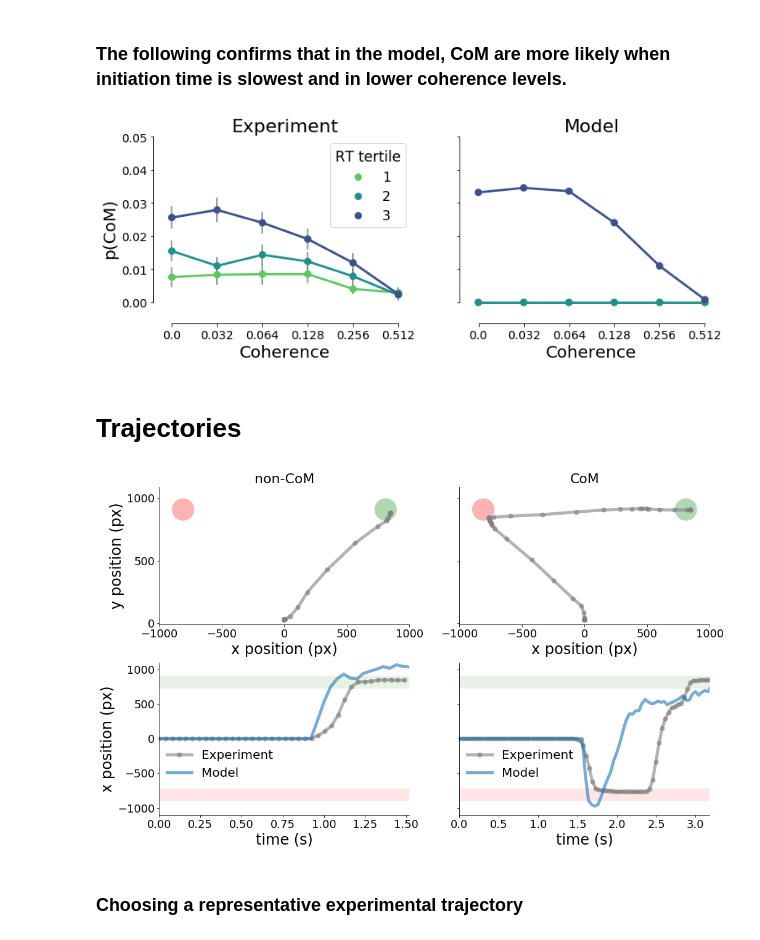
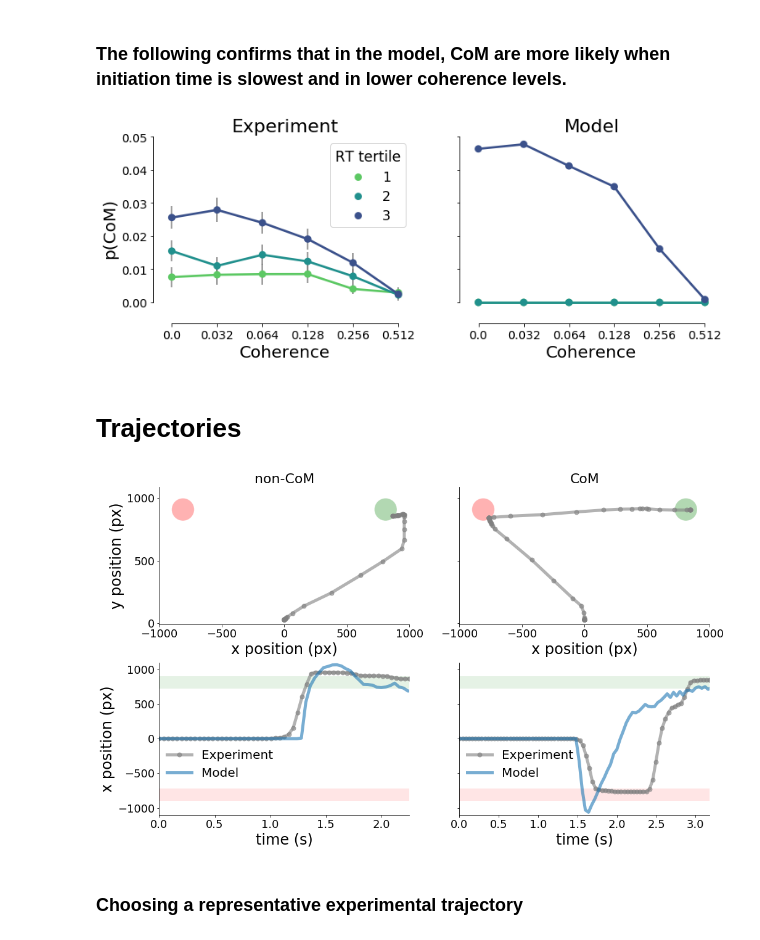
Before and after one commit to nidstigator/com_fixed_duration, a Jupyter notebook: analysis/model_exp_sidebyside.ipynb, the cells around one changed output. Saved outputs shown, nothing was run; the diff lists cells and outputs as text; code cells hidden in the pictures.

```diff
--- a/analysis/model_exp_sidebyside.ipynb
+++ b/analysis/model_exp_sidebyside.ipynb
@@ -45,8 +45,8 @@ save_path= '../output/figures'
 dr = data_reader.DataReader()
 index = ['subj_id', 'session_no', 'block_no', 'trial_no']
 
-data_path = 'C:/Users/azgonnikov/Google Drive/data/CoM_fixed_duration/processed'
-# data_path = '../../data/experimental_data/exp1/'
+# data_path = 'C:/Users/azgonnikov/Google Drive/data/CoM_fixed_duration/processed'
+data_path = '../data/experimental_data/processed/'
 choices, dynamics = dr.get_data(path=data_path, stim_viewing=False, rename_vars=True)
 
 # these two subjects have exceedingly high number of CoMs, which suggest
@@ -452,7 +452,7 @@ plot_p_com_vs_var_ci(model_tertiles, 'hand_IT_tertile', 'Model', n_threshold=10,
 plot_p_com_vs_var_ci(choices, 'RT tertile', 'Experiment', n_threshold=10, ax=axes[0])
 plt.savefig(os.path.join(save_path, 'RT_tertiles.png'), bbox_inches='tight')
 # %% [output]
-[figure, old version]
+[figure, new version]
 # %% [markdown]
 # Trajectories
 # %%
@@ -557,10 +557,10 @@ def plot_trajectories(exp_non_com_traj_id, exp_com_traj_id):
 
     plt.subplots_adjust(wspace=0.2, hspace=0.2)
 # %%
-plot_trajectories(exp_non_com_traj_id=(391, 2, 10, 39), exp_com_traj_id=(391, 3, 6, 17))
+plot_trajectories(exp_non_com_traj_id=(391, 3, 8, 7), exp_com_traj_id=(391, 3, 6, 17))
 plt.savefig(os.path.join(save_path, 'trajectories.png') , bbox_inches='tight')
 # %% [output]
-[figure, old version]
+[figure, new version]
 # %% [markdown]
 ### Choosing a representative experimental trajectory
 # %%
```
Also changed, not shown: parts of 3 cells of this notebook, 24 other files.
